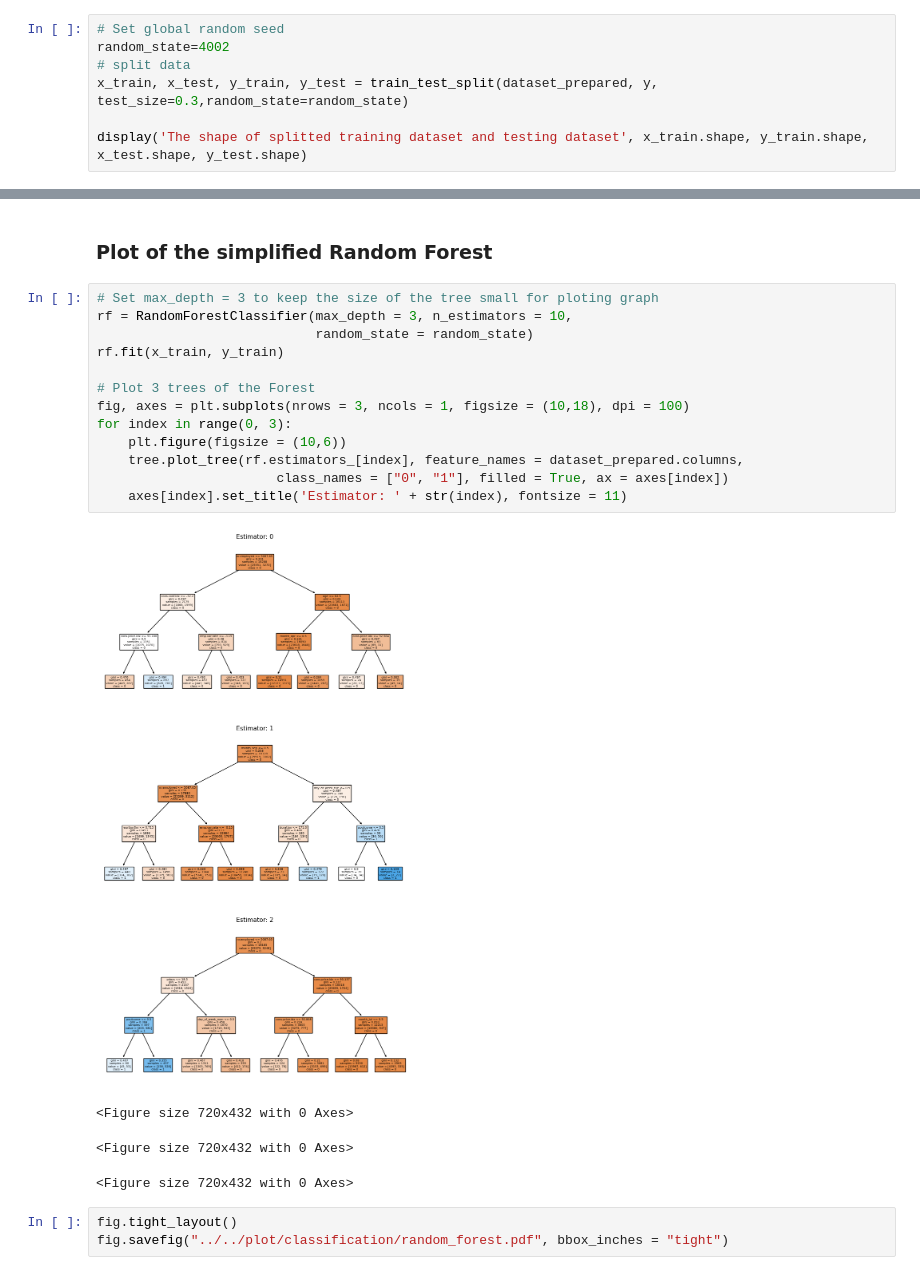
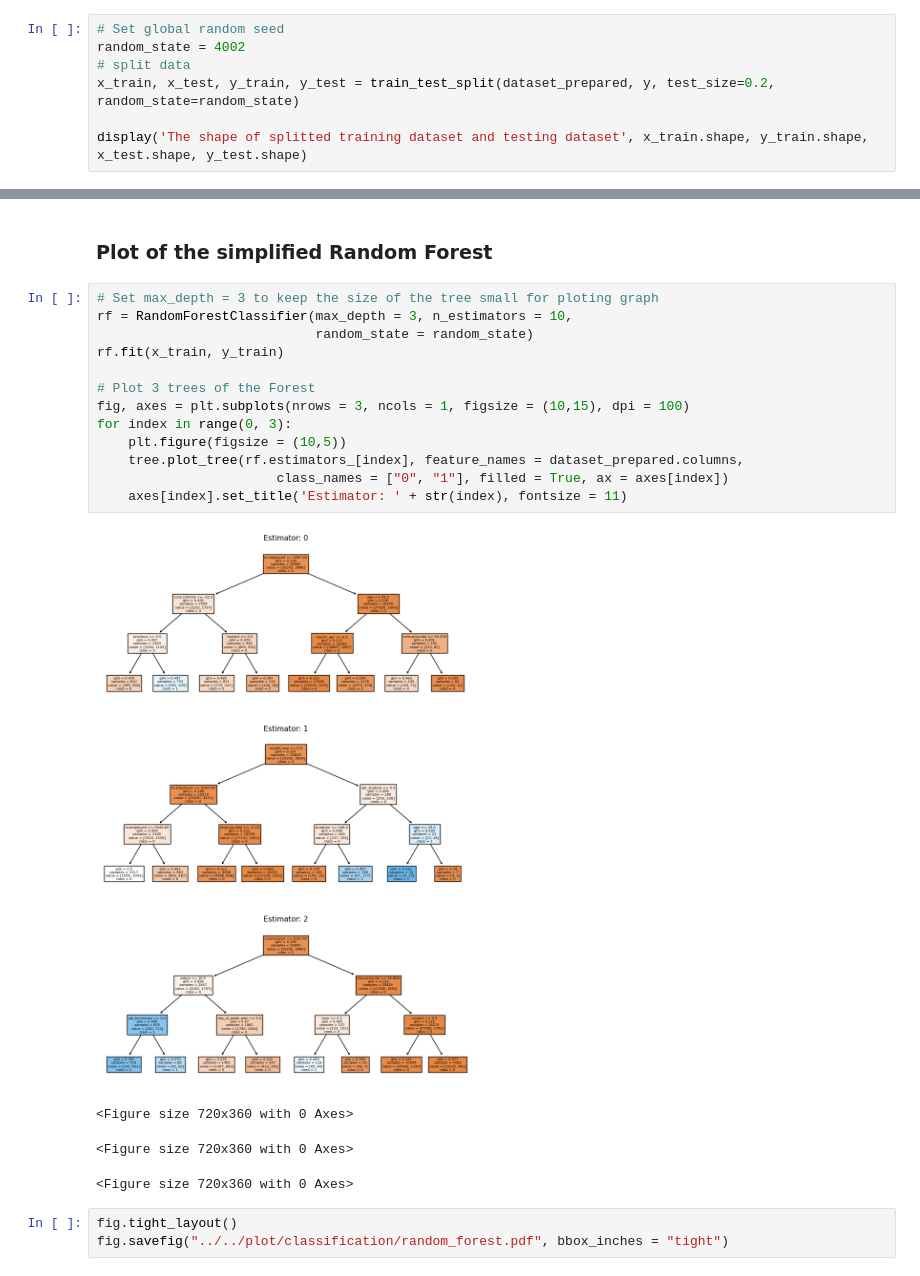
Before and after one commit to EricLaw-LYL/RMSC4002-Project, a Jupyter notebook: src/python/Classification.ipynb, the cells around one changed output, grey strips where cells are left out. Drawn from its saved outputs; the diff is of its cells as text.

```diff
--- a/src/python/Classification.ipynb
+++ b/src/python/Classification.ipynb
@@ -253,9 +257,9 @@ display('There are {} observations with {} features in the prepared dataset'.for
 ### Splitting training dataset and testing dataset
 # %%
 # Set global random seed
-random_state=4002
+random_state = 4002
 # split data
-x_train, x_test, y_train, y_test = train_test_split(dataset_prepared, y, test_size=0.3,random_state=random_state)
+x_train, x_test, y_train, y_test = train_test_split(dataset_prepared, y, test_size=0.2, random_state=random_state)
 
 display('The shape of splitted training dataset and testing dataset', x_train.shape, y_train.shape, x_test.shape, y_test.shape)
 # %% [output]
@@ -306,21 +310,21 @@ print(r)
 # %%
 # Set max_depth = 3 to keep the size of the tree small for ploting graph
 rf = RandomForestClassifier(max_depth = 3, n_estimators = 10,
                             random_state = random_state)
 rf.fit(x_train, y_train)
 
 # Plot 3 trees of the Forest
-fig, axes = plt.subplots(nrows = 3, ncols = 1, figsize = (10,18), dpi = 100)
+fig, axes = plt.subplots(nrows = 3, ncols = 1, figsize = (10,15), dpi = 100)
 for index in range(0, 3):
-    plt.figure(figsize = (10,6))
+    plt.figure(figsize = (10,5))
     tree.plot_tree(rf.estimators_[index], feature_names = dataset_prepared.columns,
                        class_names = ["0", "1"], filled = True, ax = axes[index])
     axes[index].set_title('Estimator: ' + str(index), fontsize = 11)
 # %% [output]
-[figure, old version]
+[figure, new version]
-<Figure size 720x432 with 0 Axes>
+<Figure size 720x360 with 0 Axes>
-<Figure size 720x432 with 0 Axes>
+<Figure size 720x360 with 0 Axes>
-<Figure size 720x432 with 0 Axes>
+<Figure size 720x360 with 0 Axes>
 # %%
 fig.tight_layout()
 fig.savefig("../../plot/classification/random_forest.pdf", bbox_inches = "tight")
```
Also changed, not shown: parts of 11 cells of this notebook, 9 other files.
